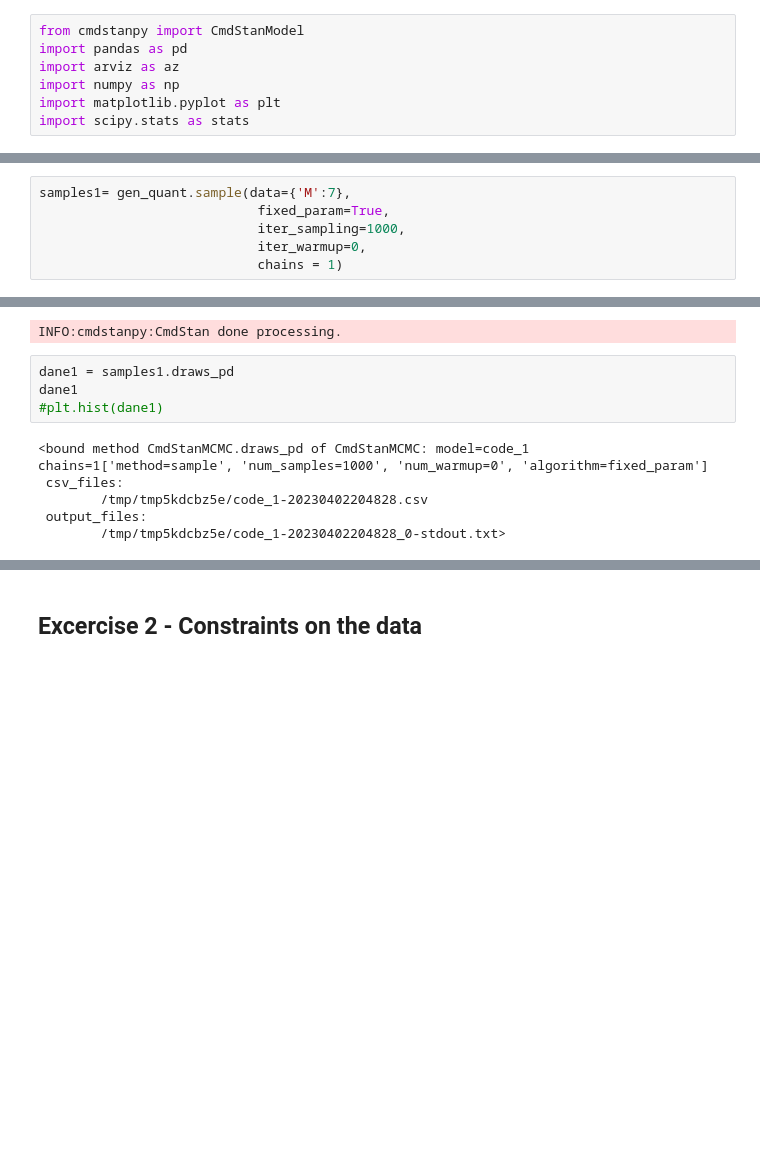
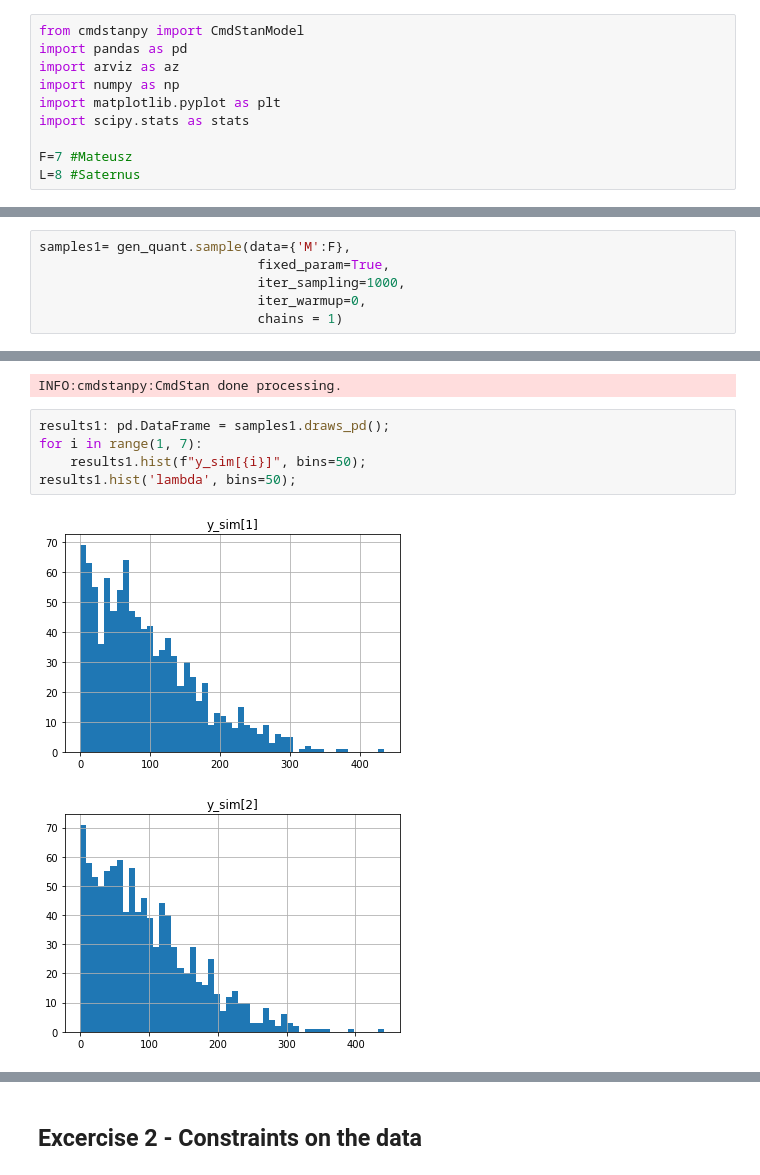
Before and after one commit to mateuszsaternus/DA2023, a Jupyter notebook: lab2/lab2.ipynb, the cells around one changed output, grey strips where cells are left out. Cells and saved outputs as stored; diff of their text form; blank space fills up the shorter version.

```diff
--- a/lab2/lab2.ipynb
+++ b/lab2/lab2.ipynb
@@ -5,6 +5,9 @@ import arviz as az
 import numpy as np
 import matplotlib.pyplot as plt
 import scipy.stats as stats
+
+F=7 #Mateusz
+L=8 #Saternus
 # %% [markdown]
 ## Excercise 1 -  Generated Quantities Block
 # %%
@@ -12,7 +15,7 @@ gen_quant = CmdStanModel(stan_file='code_1.stan')
 # %% [output]
 INFO:cmdstanpy:found newer exe file, not recompiling
 # %%
-samples1= gen_quant.sample(data={'M':7},
+samples1= gen_quant.sample(data={'M':F},
                             fixed_param=True,
                             iter_sampling=1000,
                             iter_warmup=0,
@@ -21,13 +24,11 @@ samples1= gen_quant.sample(data={'M':7},
 INFO:cmdstanpy:CmdStan start processing
 chain 1 |██████████| 00:00 Sampling completed
 INFO:cmdstanpy:CmdStan done processing.
-# %%
-dane1 = samples1.draws_pd
-dane1
-#plt.hist(dane1)
-# %% [output]
-<bound method CmdStanMCMC.draws_pd of CmdStanMCMC: model=code_1 chains=1['method=sample', 'num_samples=1000', 'num_warmup=0', 'algorithm=fixed_param']
- csv_files:
-        /tmp/tmp5kdcbz5e/code_1-20230402204828.csv
- output_files:
-        /tmp/tmp5kdcbz5e/code_1-20230402204828_0-stdout.txt>
+# %%
+results1: pd.DataFrame = samples1.draws_pd();
+for i in range(1, 7):
+    results1.hist(f"y_sim[{i}]", bins=50);
+results1.hist('lambda', bins=50);
+# %% [output]
+[figure, added]
+[figure, added]
```
Also changed, not shown: parts of 8 cells of this notebook.
